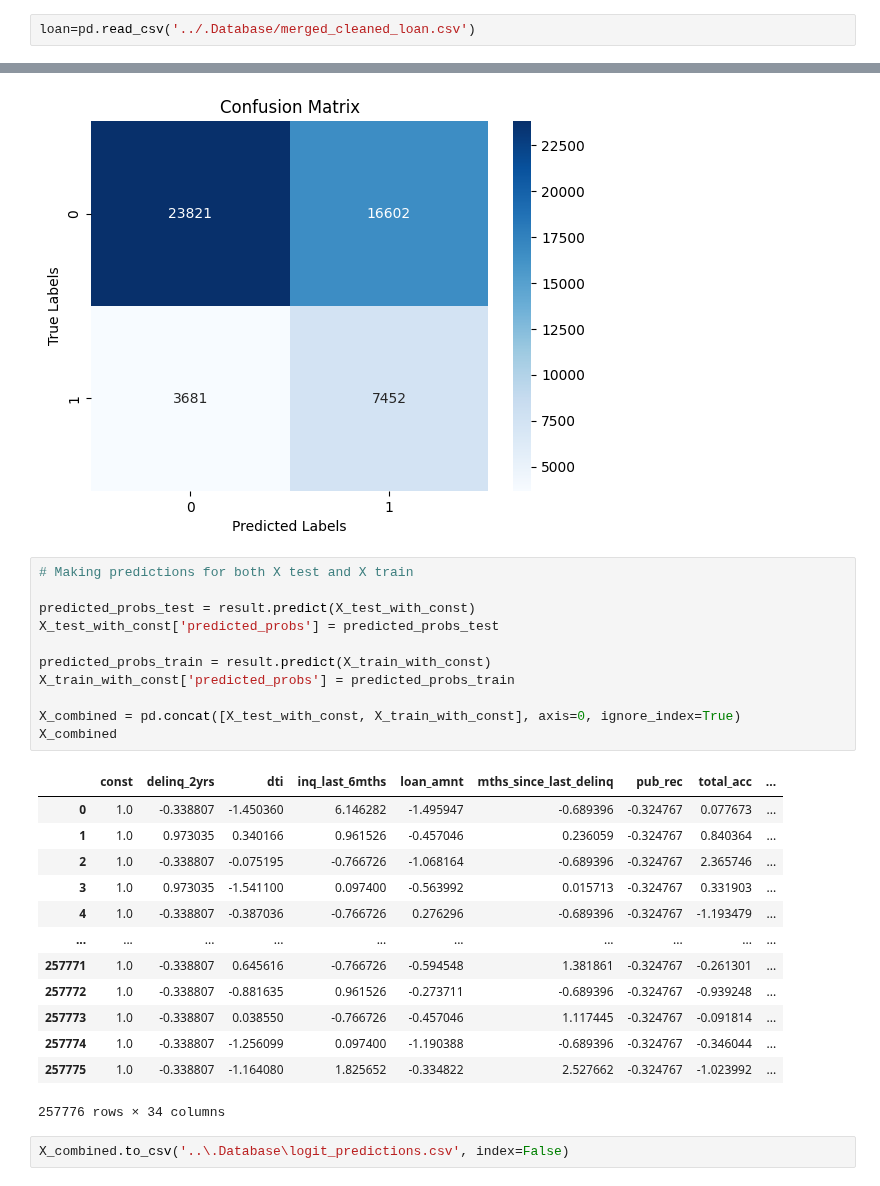
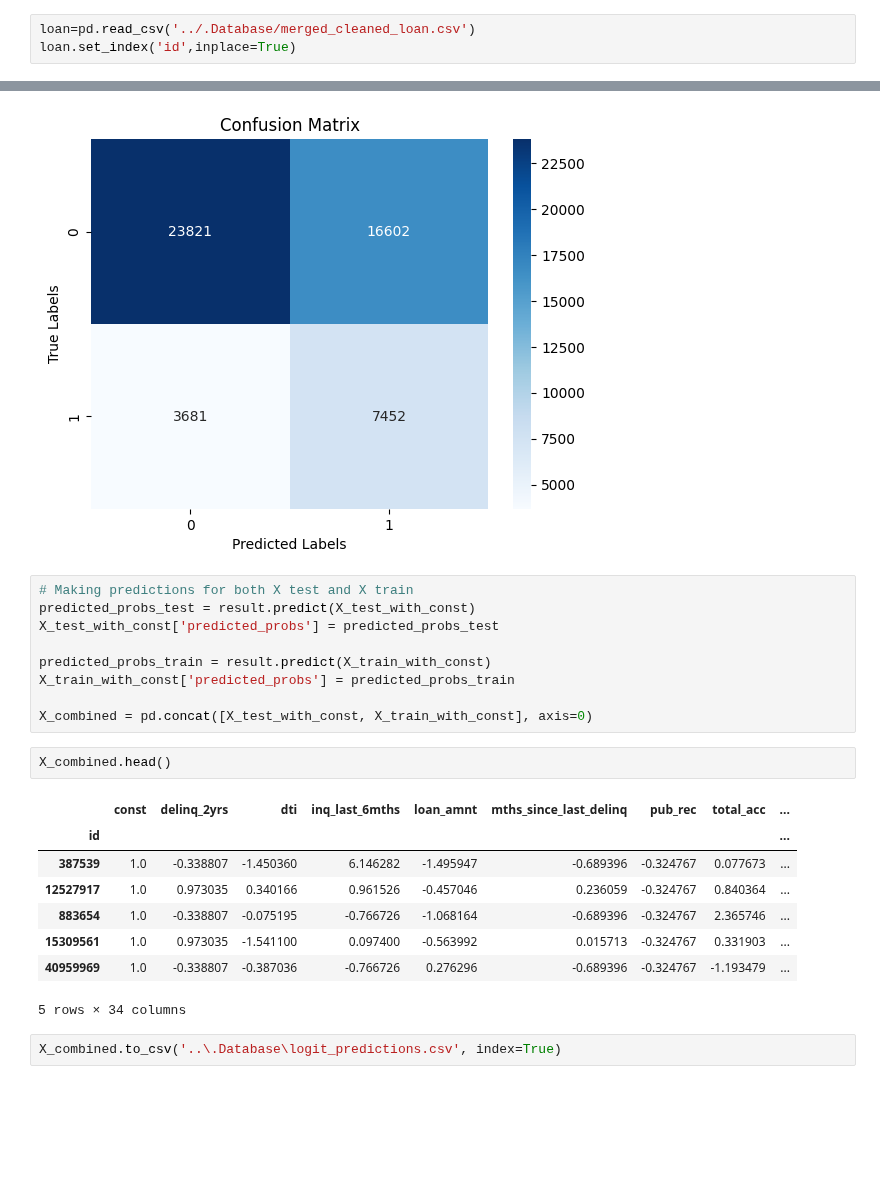
Before and after one commit to tanhl30/HE4045_Project, a Jupyter notebook: 2. Machine Learning A/Logit (statsmodels).ipynb, the cells around one changed output, grey strips where cells are left out. Drawn from its saved outputs; the diff is of its cells as text; blank space fills up the shorter version.

Commit message:
Re-ran logit with index

```diff
--- a/2. Machine Learning A/Logit (statsmodels).ipynb
+++ b/2. Machine Learning A/Logit (statsmodels).ipynb
@@ -23,6 +23,7 @@ import seaborn as sns
 import matplotlib.pyplot as plt
 # %%
 loan=pd.read_csv('../.Database/merged_cleaned_loan.csv')
+loan.set_index('id',inplace=True)
 # %% [markdown]
 # Step 2. Variable Selection & Data Preparation
 # %%
@@ -212,28 +195,23 @@ weighted avg       0.75      0.61      0.64     51556
 [figure]
 # %%
 # Making predictions for both X test and X train
-
 predicted_probs_test = result.predict(X_test_with_const)
 X_test_with_const['predicted_probs'] = predicted_probs_test
 
 predicted_probs_train = result.predict(X_train_with_const)
 X_train_with_const['predicted_probs'] = predicted_probs_train
 
-X_combined = pd.concat([X_test_with_const, X_train_with_const], axis=0, ignore_index=True)
-X_combined
+X_combined = pd.concat([X_test_with_const, X_train_with_const], axis=0)
-# %% [output]
-|  | const | delinq_2yrs | dti | inq_last_6mths | loan_amnt | mths_since_last_delinq | pub_rec | total_acc | ... |
-| 0 | 1.0 | -0.338807 | -1.450360 | 6.146282 | -1.495947 | -0.689396 | -0.324767 | 0.077673 | ... |
-| 1 | 1.0 | 0.973035 | 0.340166 | 0.961526 | -0.457046 | 0.236059 | -0.324767 | 0.840364 | ... |
-| 2 | 1.0 | -0.338807 | -0.075195 | -0.766726 | -1.068164 | -0.689396 | -0.324767 | 2.365746 | ... |
-| 3 | 1.0 | 0.973035 | -1.541100 | 0.097400 | -0.563992 | 0.015713 | -0.324767 | 0.331903 | ... |
-| 4 | 1.0 | -0.338807 | -0.387036 | -0.766726 | 0.276296 | -0.689396 | -0.324767 | -1.193479 | ... |
-| ... | ... | ... | ... | ... | ... | ... | ... | ... | ... |
-| 257771 | 1.0 | -0.338807 | 0.645616 | -0.766726 | -0.594548 | 1.381861 | -0.324767 | -0.261301 | ... |
-| 257772 | 1.0 | -0.338807 | -0.881635 | 0.961526 | -0.273711 | -0.689396 | -0.324767 | -0.939248 | ... |
-| 257773 | 1.0 | -0.338807 | 0.038550 | -0.766726 | -0.457046 | 1.117445 | -0.324767 | -0.091814 | ... |
-| 257774 | 1.0 | -0.338807 | -1.256099 | 0.097400 | -1.190388 | -0.689396 | -0.324767 | -0.346044 | ... |
-| 257775 | 1.0 | -0.338807 | -1.164080 | 1.825652 | -0.334822 | 2.527662 | -0.324767 | -1.023992 | ... |
-257776 rows × 34 columns
+# %%
+X_combined.head()
+# %% [output]
+|  | const | delinq_2yrs | dti | inq_last_6mths | loan_amnt | mths_since_last_delinq | pub_rec | total_acc | ... |
+| id |  |  |  |  |  |  |  |  | ... |
+| 387539 | 1.0 | -0.338807 | -1.450360 | 6.146282 | -1.495947 | -0.689396 | -0.324767 | 0.077673 | ... |
+| 12527917 | 1.0 | 0.973035 | 0.340166 | 0.961526 | -0.457046 | 0.236059 | -0.324767 | 0.840364 | ... |
+| 883654 | 1.0 | -0.338807 | -0.075195 | -0.766726 | -1.068164 | -0.689396 | -0.324767 | 2.365746 | ... |
+| 15309561 | 1.0 | 0.973035 | -1.541100 | 0.097400 | -0.563992 | 0.015713 | -0.324767 | 0.331903 | ... |
+| 40959969 | 1.0 | -0.338807 | -0.387036 | -0.766726 | 0.276296 | -0.689396 | -0.324767 | -1.193479 | ... |
+5 rows × 34 columns
 # %%
-X_combined.to_csv('..\.Database\logit_predictions.csv', index=False)
+X_combined.to_csv('..\.Database\logit_predictions.csv', index=True)
```
Also changed, not shown: parts of 2 cells of this notebook, 1 other file.
